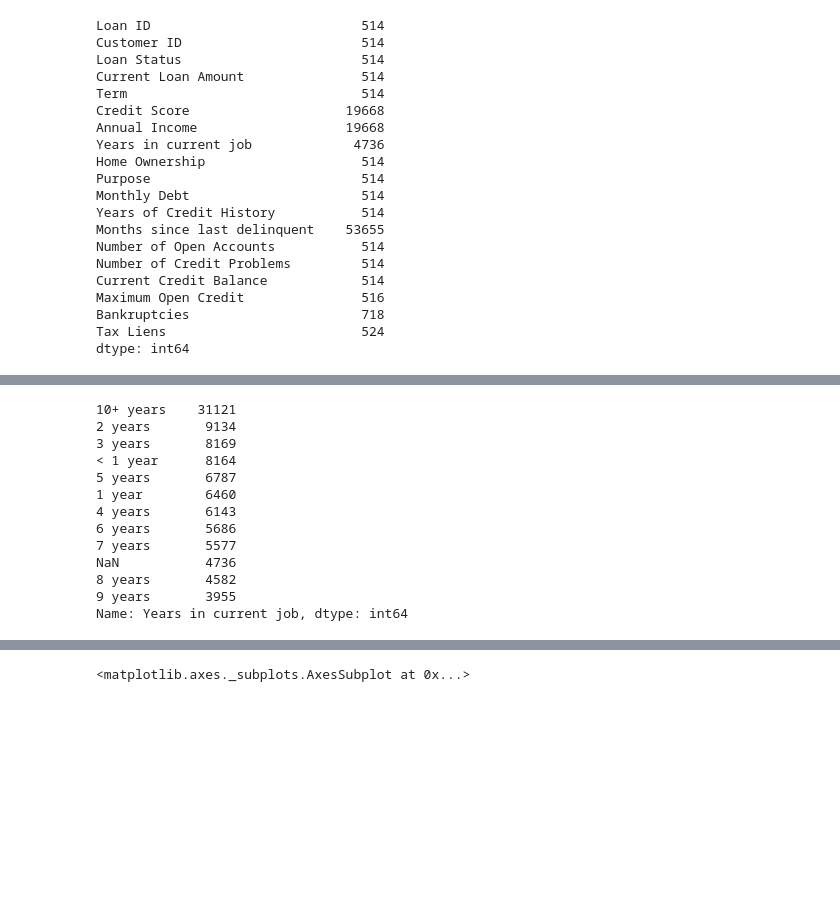
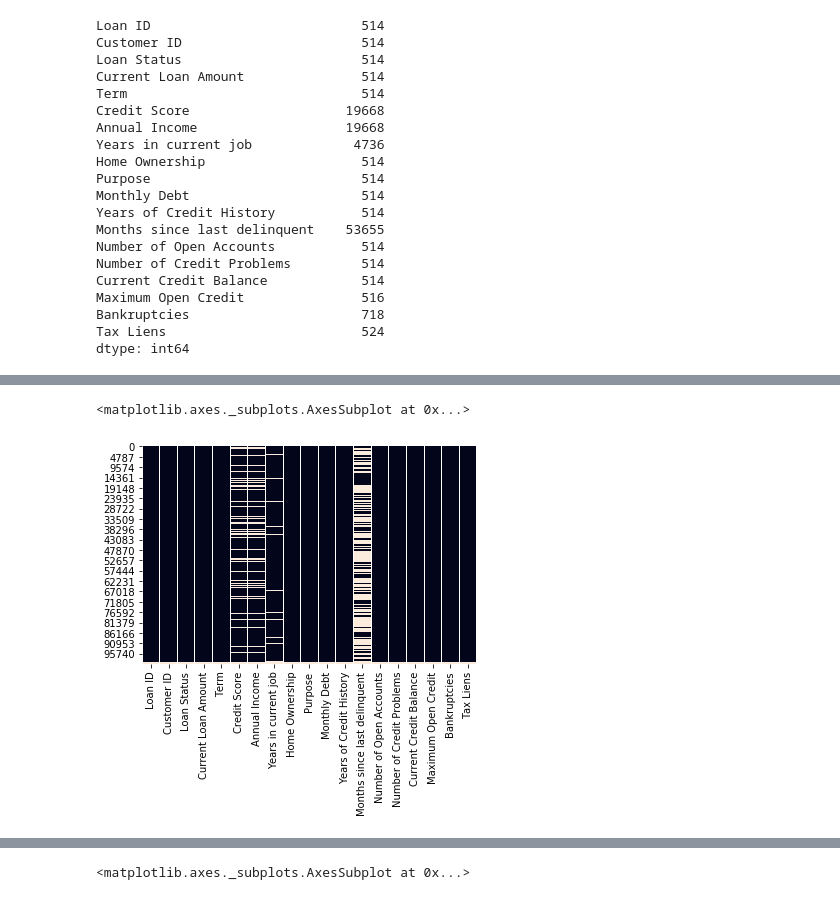
Before and after one commit to binyaz/binyo-lauren-bank-loan-status, a Jupyter notebook: Untitled.ipynb, the cells around one changed output, grey strips where cells are left out. Saved outputs shown, nothing was run; the diff lists cells and outputs as text; code cells hidden in the pictures; blank space fills up the shorter version.

Commit message:
filled missing values

```diff
--- a/Untitled.ipynb
+++ b/Untitled.ipynb
@@ -111,16 +96,0 @@ train['Years in current job'] = train['Years in current job'].map(input_)
-# %%
-train['Years in current job'].value_counts(dropna=False)
-# %% [output]
-10+ years    31121
-2 years       9134
-3 years       8169
-< 1 year      8164
-5 years       6787
-1 year        6460
-4 years       6143
-6 years       5686
-7 years       5577
-NaN           4736
-8 years       4582
-9 years       3955
-Name: Years in current job, dtype: int64
@@ -127,3 +99,8 @@ Name: Years in current job, dtype: int64
+# %%
+sns.heatmap(train.isnull(),cbar=False)
+# %% [output]
+<matplotlib.axes._subplots.AxesSubplot at 0x...>
+[figure, added]
 # %%
 train['Years of Credit History'].value_counts(dropna=False)
 # %% [output]
```
Also changed, not shown: parts of 10 cells of this notebook.
